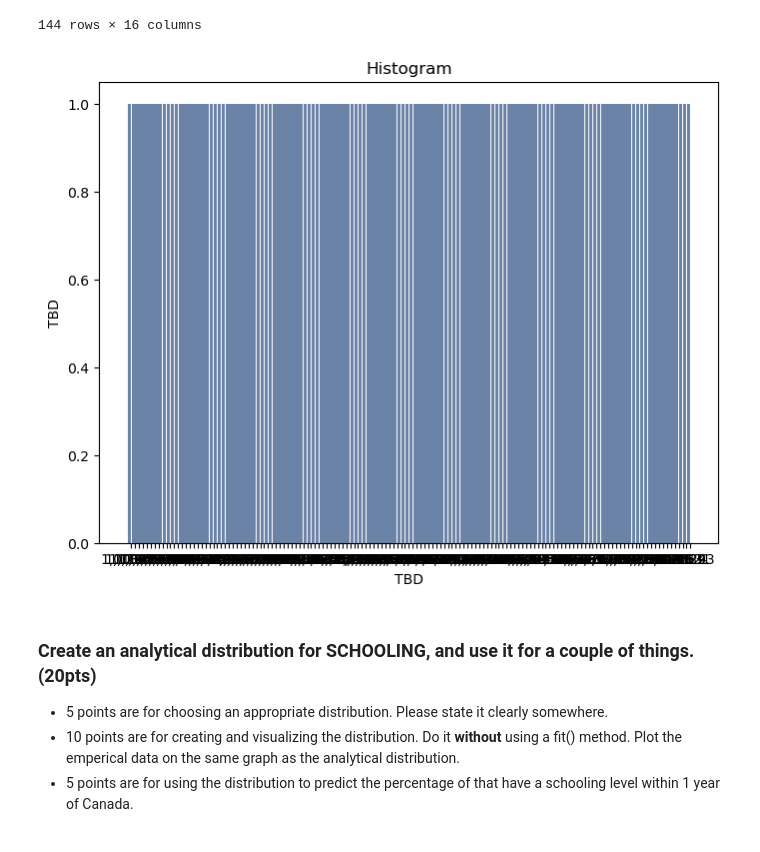
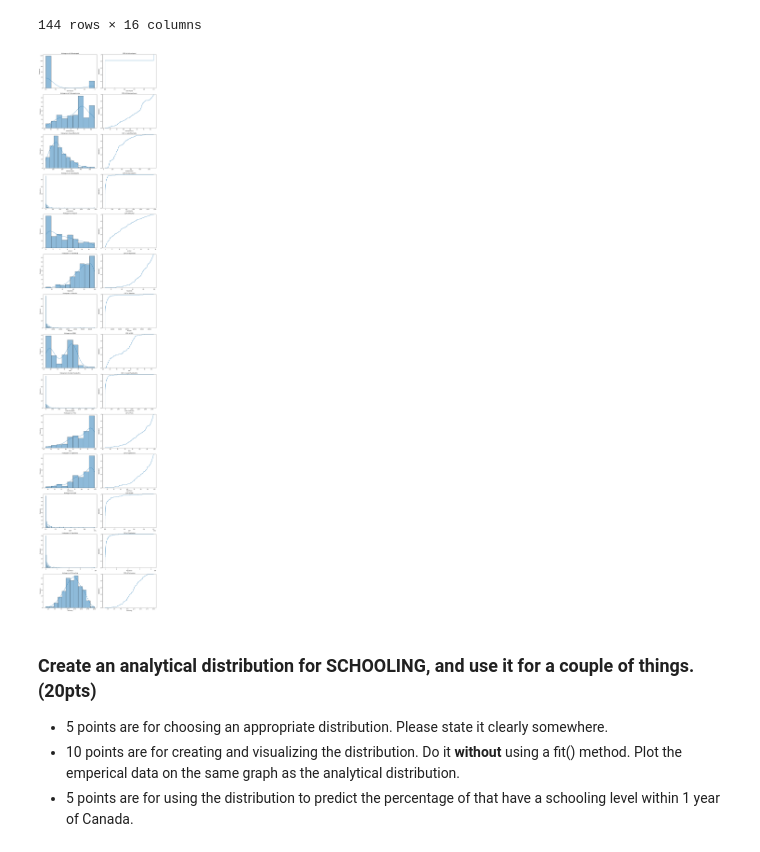
Before and after one commit to AkeemSemperDataScience/data3450-assignment-2-mlsiebold, a Jupyter notebook: START_Asn_2.ipynb, the cells around one changed output. Drawn from its saved outputs; the diff is of its cells as text; code cells hidden in the pictures.

```diff
--- a/START_Asn_2.ipynb
+++ b/START_Asn_2.ipynb
@@ -165,30 +165,32 @@ df
 | 189 | Zambia | 0.0 | 53.90625 | 354.3125 | 33.4375 | 2.239333 | 69.818182 | 6563.8125 | ... |
 | 190 | Zimbabwe | 0.0 | 50.48750 | 462.3750 | 26.5625 | 4.482000 | 70.562500 | 923.0000 | ... |
 144 rows × 16 columns
-# %%
-#Print all distributions
-
-thinkplot.clf()                                                   # Ensures any previous plots are cleared before starting a new one
-#sns.set_palette("Set2")
-columns = df.select_dtypes(include='float').columns.to_list()       # Get list of float column names
-col_count = len(columns)
-#subplot_cols = 2                                            # Get count of float columns
-#subplot_rows = (col_count/subplot_cols)
-
-
-column = 'GDPperCapita'
-
-#for i, column in enumerate(columns):
-#thinkplot.PrePlot(9, 7, 2)                                  # Sets up a multi-panel figure (# of colors, rows, columns)
-
-#thinkplot.SubPlot(1)
-hist = thinkstats2.Hist(round(df[column], 0))                   # Hist object constructor (Note: Hist constructor can take a sequence, dictionary, pandas Series or another Hist)
-thinkplot.Hist(hist)                                            # Creates a histogram
-thinkplot.Config(title='Histogram',
-                xlabel='TBD', ylabel='TBD')
-#thinkplot.SubPlot(2)                                          # Switches to the next plot
-# %% [output]
-[figure, removed]
+# %%
+#Print all distributions
+
+columns = df.select_dtypes(include='float').columns.to_list()                           # Get list of float column names
+subplot_rows = len(columns)                                                             # Base number of subplot rows on the number of columns in list
+subplot_cols = 2                                                                        # Base number of subplot columns on number of plot types (hist and CDF)
+
+fig, axes = plt.subplots(subplot_rows, subplot_cols, figsize=(15, 5*subplot_rows))      # Create subplots based on number of columns in list
+axes = axes.flatten()                                                                   # Convert 2D array to 1D for
+
+for i, column in enumerate(columns):                                                    # Loop through columns list and enumerate
+
+    sns.histplot(df[column], ax=axes[i*subplot_cols], kde=True)                         # Plot histogram and density curve (KDE)
+    axes[i*subplot_cols].set_title(f'Histogram of {column}')                            # axes[i*subplot_cols] tells it where to place the graph:
+    axes[i*subplot_cols].set_xlabel(column)                                                 # i = subplot row = current iteration
+    axes[i*subplot_cols].set_ylabel('Frequency')                                            # subplot_cols = column number = subplot column 1
+
+    sns.ecdfplot(df[column], ax=axes[i*subplot_cols+1])                                 # Plot CDF
+    axes[i*subplot_cols+1].set_title(f'CDF of {column}')                                # axes[i*subplot_cols+1] tells it where to place the graph:
+    axes[i*subplot_cols+1].set_xlabel(column)                                               # i = subplot row = current iteration
+    axes[i*subplot_cols+1].set_ylabel('Frequency')                                          # subplot_cols+1 = column number = 1+1 = subplot column 2
+
+plt.tight_layout()                                                                      # Tight layout prevents overlapping axis labels
+plt.show()
+# %% [output]
+[figure, added]
 # %% [markdown]
 ### Create an analytical distribution for SCHOOLING, and use it for a couple of things. (20pts)
 
```
